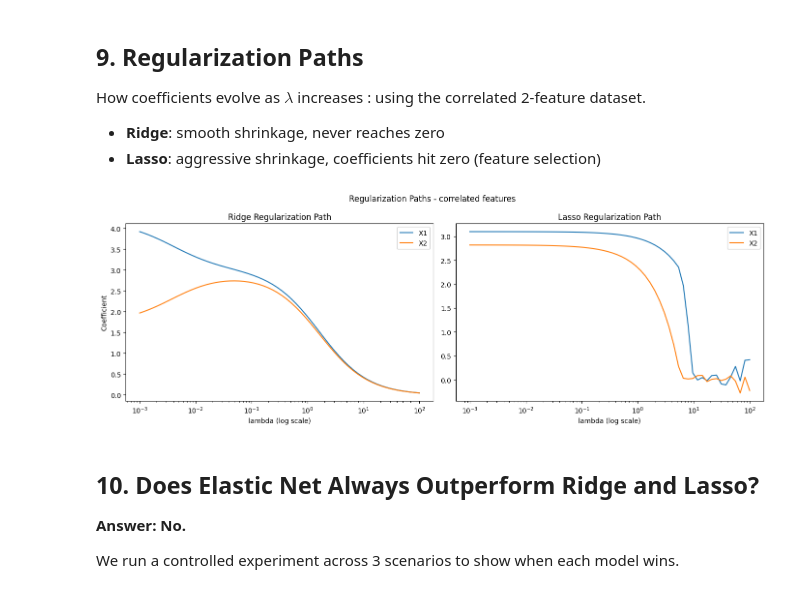
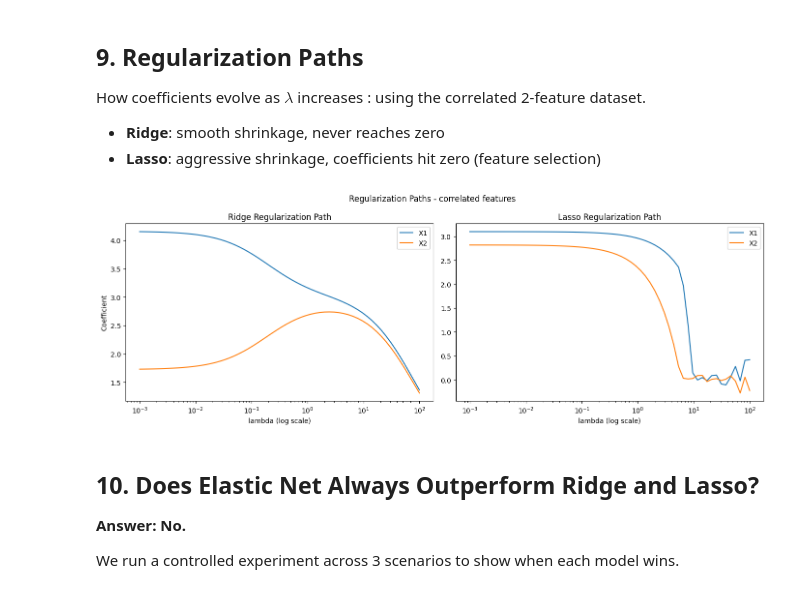
Before and after one commit to teofoli-matteo/Regularization, a Jupyter notebook: Regularization.ipynb, the cells around one changed output. Drawn from its saved outputs; the diff is of its cells as text; code cells hidden in the pictures.

```diff
--- a/Regularization.ipynb
+++ b/Regularization.ipynb
@@ -162,14 +162,13 @@ def ridge_closed_form(X, y, lambda_):
     I[0,0] = 0 -> bias not penalized.
     """
     Xb = add_bias(X)
-    n = len(y)
     I = np.eye(Xb.shape[1])
     I[0, 0] = 0
     return np.linalg.inv(Xb.T @ Xb + lambda_ * I) @ Xb.T @ y
 
 def ridge_gd(X, y, lambda_=1.0, lr=0.01, n_iter=1000):
     """
-    Gradient: (2/n)Xt(Xw-y) + 2*lambda*w  (bias not regularized)
+    Gradient: 2 * Xt(Xw-y) + 2*lambda*w  (bias not regularized)
     """
     Xb = add_bias(X)
     np.random.seed(42)
@@ -505,7 +504,7 @@ ridge_path = []
 for lam in lambdas_path:
     I = np.eye(Xb_corr.shape[1])
     I[0, 0] = 0
-    w = np.linalg.inv(Xb_corr.T @ Xb_corr + n * lam * I) @ Xb_corr.T @ y_corr
+    w = np.linalg.inv(Xb_corr.T @ Xb_corr +  lam * I) @ Xb_corr.T @ y_corr
     ridge_path.append(w)
 ridge_path = np.array(ridge_path)
 
@@ -517,34 +516,34 @@ for lam in lambdas_path:
     for _ in range(2000):
         error      = Xb_corr @ w - y_corr
         grad       = (2/n_c) * Xb_corr.T @ error
         subgrad    = np.sign(w)
         subgrad[0] = 0
         w         -= 0.005 * (grad + lam * subgrad)
     lasso_path.append(w.copy())
 lasso_path = np.array(lasso_path)
 
 fig, axes = plt.subplots(1, 2, figsize=(14, 5))
 
 axes[0].plot(lambdas_path, ridge_path[:, 1], label='X1')
 axes[0].plot(lambdas_path, ridge_path[:, 2], label='X2')
 axes[0].set_xscale('log')
 axes[0].set_title('Ridge Regularization Path')
 axes[0].set_xlabel('lambda (log scale)')
 axes[0].set_ylabel('Coefficient')
 axes[0].legend()
 
 axes[1].plot(lambdas_path, lasso_path[:, 1], label='X1')
 axes[1].plot(lambdas_path, lasso_path[:, 2], label='X2')
 axes[1].set_xscale('log')
 axes[1].set_title('Lasso Regularization Path')
 axes[1].set_xlabel('lambda (log scale)')
 axes[1].legend()
 
 plt.suptitle('Regularization Paths - correlated features')
 plt.tight_layout()
 plt.show()
 # %% [output]
-[figure, old version]
+[figure, new version]
 # %% [markdown]
 ## 10. Does Elastic Net Always Outperform Ridge and Lasso?
 
```
